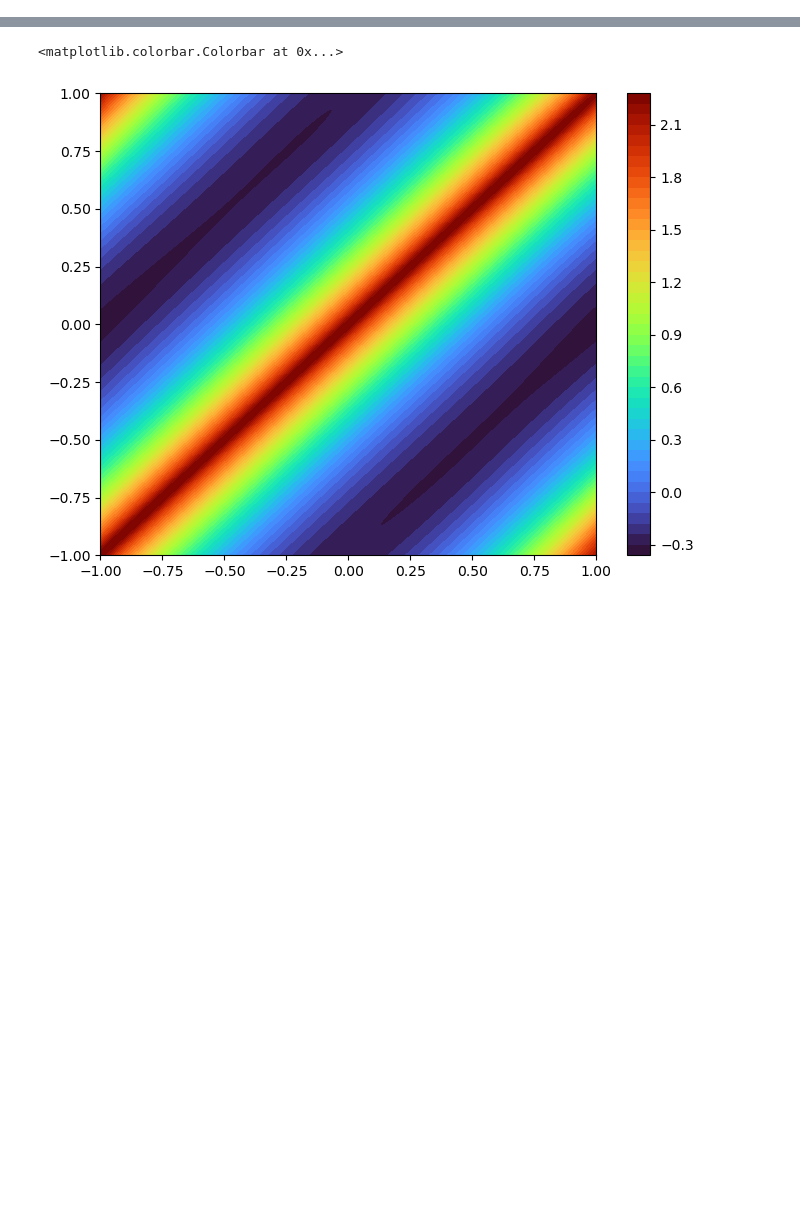
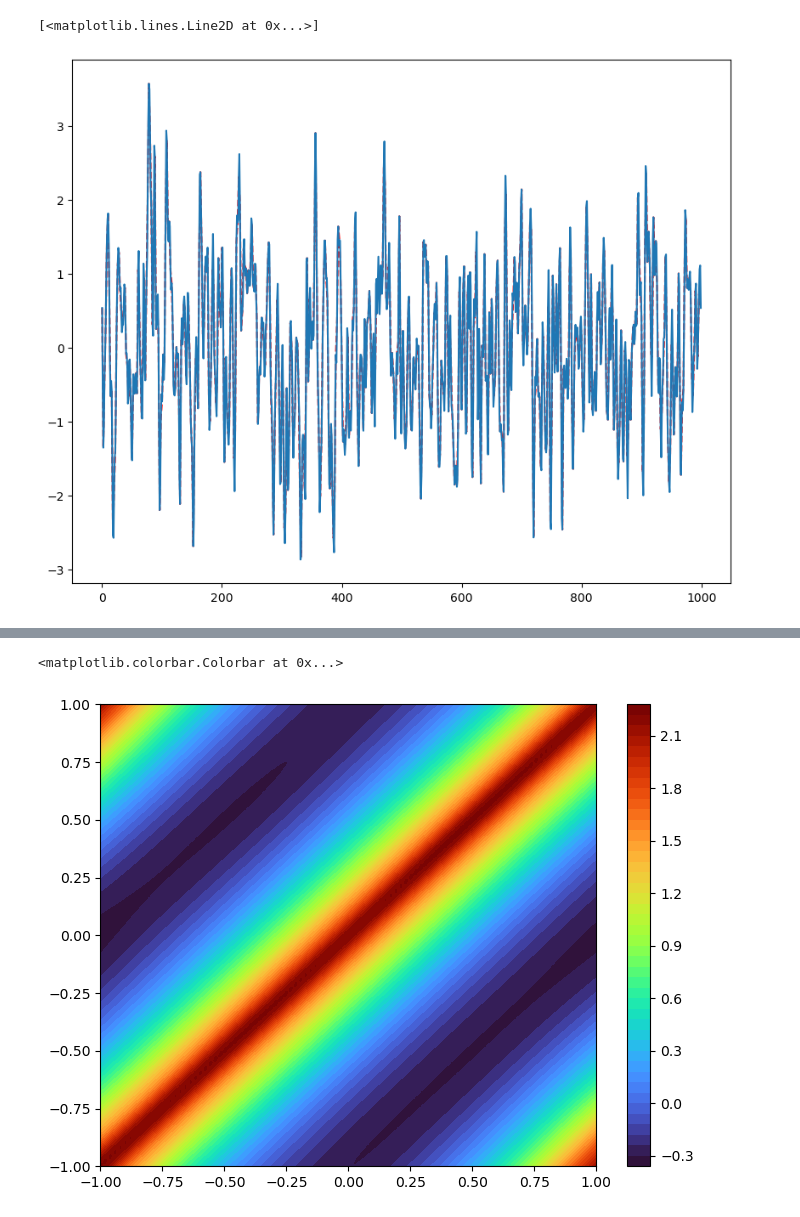
Before and after one commit to hsharsh/chebgreen, a Jupyter notebook: main/fractional-greenlearning.ipynb, the cells around one changed output, grey strips where cells are left out. Cells and saved outputs as stored; diff of their text form; code cells hidden in the pictures; blank space fills up the shorter version.

```diff
--- a/main/fractional-greenlearning.ipynb
+++ b/main/fractional-greenlearning.ipynb
@@ -39,3 +34,6 @@ Step = 191/2
 # %%
 data = DataProcessor("datasets/fractional/0.90.mat")
 data.generateDataset(trainRatio = 0.95)
+# %%
+import scipy
+X = scipy.io.loadmat("datasets/fractional/0.90.mat")
@@ -41,0 +42,2 @@ data.generateDataset(trainRatio = 0.95)
+# %%
+F = X['F']
@@ -42,3 +71,11 @@ data.generateDataset(trainRatio = 0.95)
+# %%
+plt.figure(figsize = (10,8))
+subset = np.linspace(0,999,500).astype(int)
+plt.plot(np.linspace(0,999,500).astype(int),F[subset,0], 'r--')
+plt.plot(np.linspace(0,999,1000).astype(int),F[:,0])
+# %% [output]
+[<matplotlib.lines.Line2D at 0x...>]
+[figure, added]
 # %%
 model = GreenNN()
 dimension = 1
```
Also changed, not shown: parts of 7 cells of this notebook, 9 other files.
